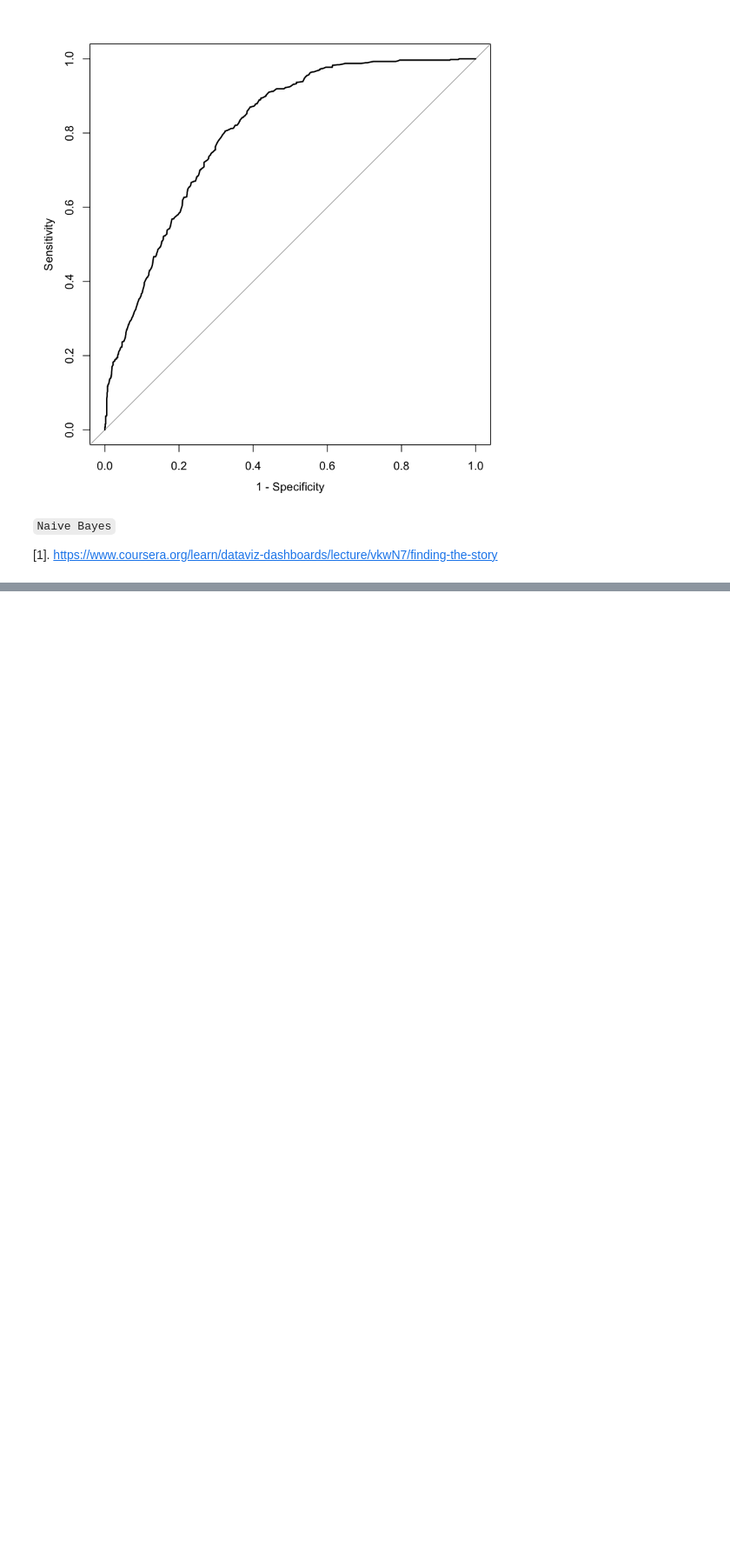
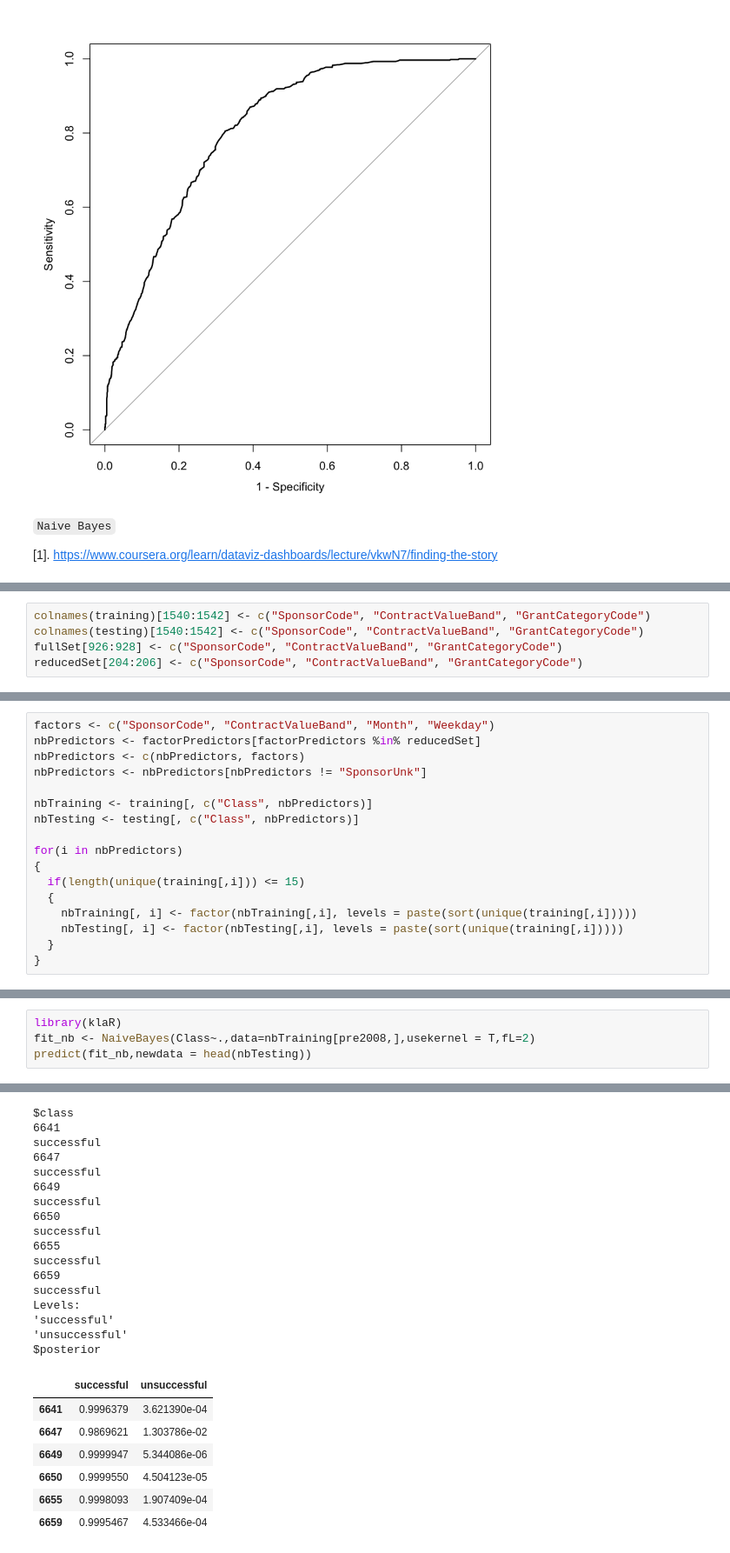
Before and after one commit to Randallzoeng/BookClub, a Jupyter notebook: AppliedPredictiveModeling/Chap. 13 Nonlinear Classification Models.ipynb, the cells around one changed output, grey strips where cells are left out. Shown: that part at 87% size. Saved outputs shown, nothing was run; the diff lists cells and outputs as text; blank space fills up the shorter version.

```diff
--- a/AppliedPredictiveModeling/Chap. 13 Nonlinear Classification Models.ipynb
+++ b/AppliedPredictiveModeling/Chap. 13 Nonlinear Classification Models.ipynb
@@ -687,0 +697,5 @@ The following objects are masked from ‘package:stats’:
+# %%
+colnames(training)[1540:1542] <- c("SponsorCode", "ContractValueBand", "GrantCategoryCode")
+colnames(testing)[1540:1542] <- c("SponsorCode", "ContractValueBand", "GrantCategoryCode")
+fullSet[926:928] <- c("SponsorCode", "ContractValueBand", "GrantCategoryCode")
+reducedSet[204:206] <- c("SponsorCode", "ContractValueBand", "GrantCategoryCode")
@@ -688,2 +706,19 @@ The following objects are masked from ‘package:stats’:
+# %%
+factors <- c("SponsorCode", "ContractValueBand", "Month", "Weekday")
+nbPredictors <- factorPredictors[factorPredictors %in% reducedSet]
+nbPredictors <- c(nbPredictors, factors)
+nbPredictors <- nbPredictors[nbPredictors != "SponsorUnk"]
+
+nbTraining <- training[, c("Class", nbPredictors)]
+nbTesting <- testing[, c("Class", nbPredictors)]
+
+for(i in nbPredictors)
+{
+  if(length(unique(training[,i])) <= 15)
+  {
+    nbTraining[, i] <- factor(nbTraining[,i], levels = paste(sort(unique(training[,i]))))
+    nbTesting[, i] <- factor(nbTesting[,i], levels = paste(sort(unique(training[,i]))))
+  }
+}
 # %%
 # install.packages("klaR")
@@ -690,0 +727,5 @@ library(klaR)
+# %%
+library(klaR)
+fit_nb <- NaiveBayes(Class~.,data=nbTraining[pre2008,],usekernel = T,fL=2)
+predict(fit_nb,newdata = head(nbTesting))
+# %% [output]
@@ -690,0 +740,24 @@ library(klaR)
+$class
+6641
+successful
+6647
+successful
+6649
+successful
+6650
+successful
+6655
+successful
+6659
+successful
+Levels:
+'successful'
+'unsuccessful'
+$posterior
+|  | successful | unsuccessful |
+| 6641 | 0.9996379 | 3.621390e-04 |
+| 6647 | 0.9869621 | 1.303786e-02 |
+| 6649 | 0.9999947 | 5.344086e-06 |
+| 6650 | 0.9999550 | 4.504123e-05 |
+| 6655 | 0.9998093 | 1.907409e-04 |
+| 6659 | 0.9995467 | 4.533466e-04 |
```
Also changed, not shown: parts of 7 cells of this notebook, 3 other files.
